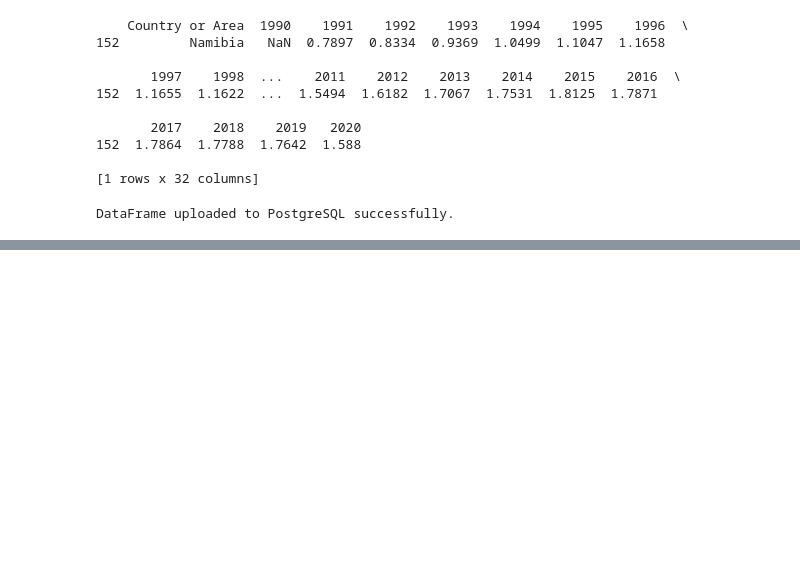
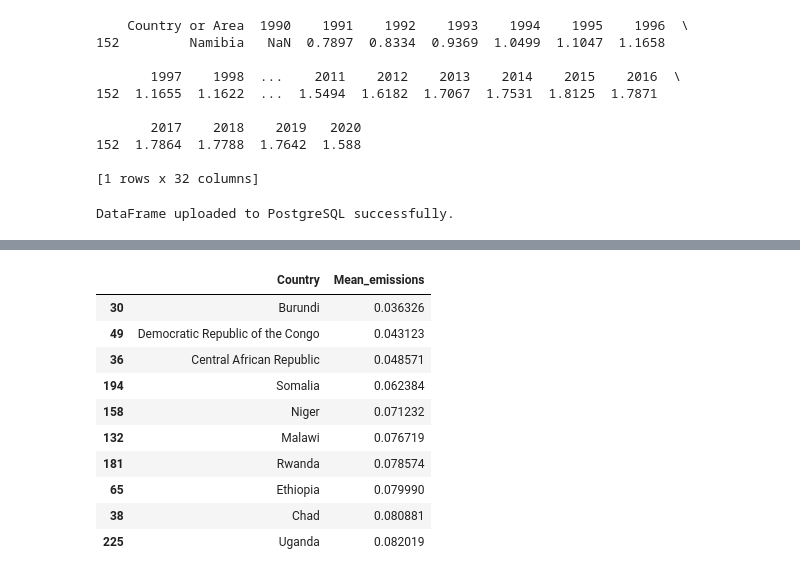
Before and after one commit to BrianRiera/CA_Database-Analytics, a Jupyter notebook: co2_emissions.ipynb, the cells around one changed output, grey strips where cells are left out. Cells and saved outputs as stored; diff of their text form; code cells hidden in the pictures; blank space fills up the shorter version.

```diff
--- a/co2_emissions.ipynb
+++ b/co2_emissions.ipynb
@@ -207,0 +284,17 @@ DataFrame uploaded to PostgreSQL successfully.
+# %%
+# Sort ascending order
+bottom_performers = mean_emissions_df.sort_values(by='Mean_emissions')
+# Show bottom 10
+bottom_performers.head(10)
+# %% [output]
+|  | Country | Mean_emissions |
+| 30 | Burundi | 0.036326 |
+| 49 | Democratic Republic of the Congo | 0.043123 |
+| 36 | Central African Republic | 0.048571 |
+| 194 | Somalia | 0.062384 |
+| 158 | Niger | 0.071232 |
+| 132 | Malawi | 0.076719 |
+| 181 | Rwanda | 0.078574 |
+| 65 | Ethiopia | 0.079990 |
+| 38 | Chad | 0.080881 |
+| 225 | Uganda | 0.082019 |
```
Also changed, not shown: parts of 8 cells of this notebook.
